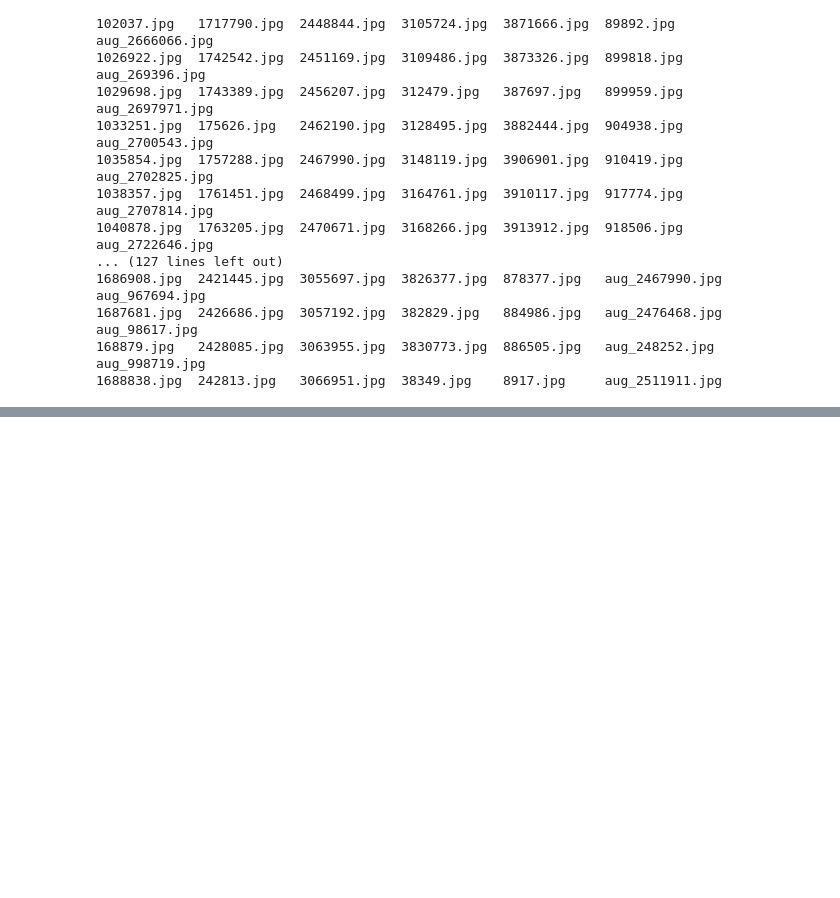
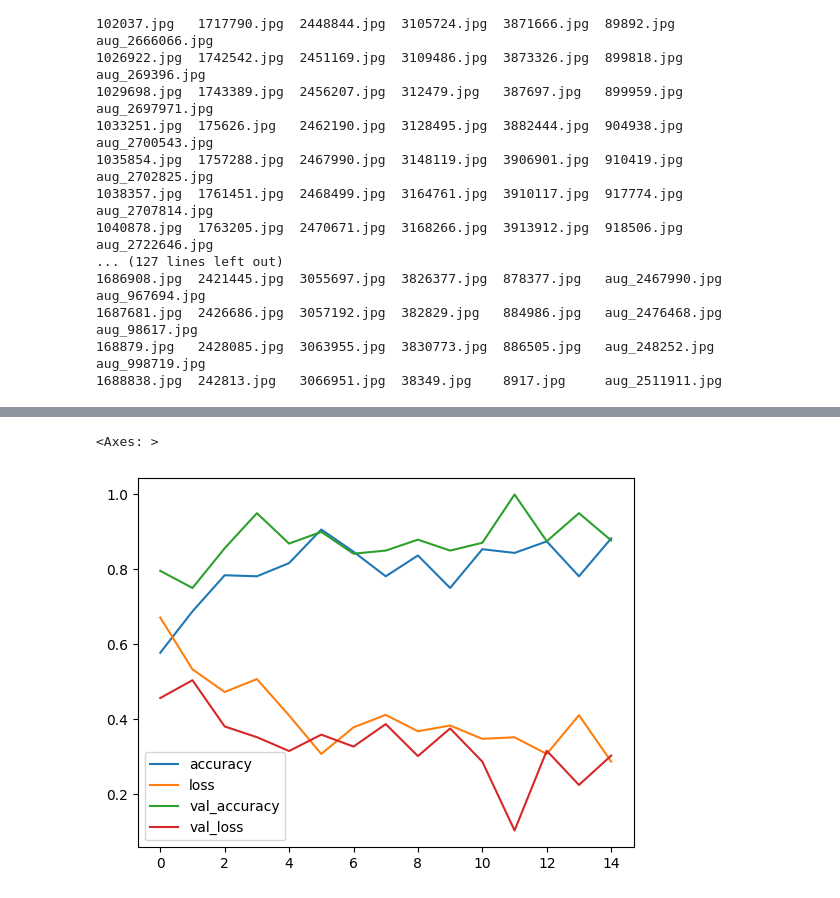
Before and after one commit to divyalaldinani/Deep-Learning-in-TensorFlow, a Jupyter notebook: 03_CNNs_in_tensorflow.ipynb, the cells around one changed output, grey strips where cells are left out. Drawn from its saved outputs; the diff is of its cells as text; code cells hidden in the pictures; blank space fills up the shorter version.

Commit message:
the loss curve O_O

```diff
--- a/03_CNNs_in_tensorflow.ipynb
+++ b/03_CNNs_in_tensorflow.ipynb
@@ -354,10 +362,10 @@ validation_data = validation_datagen.flow_from_directory(test_dir,
 model_1 = tf.keras.Sequential([
     tf.keras.layers.Conv2D(filters=10, kernel_size=3, activation='relu', input_shape=(224, 224, 3)),
     tf.keras.layers.Conv2D(filters=10, kernel_size=3, activation='relu'),
-    tf.keras.layers.MaxPool2D(pool_size=2, padding='valid'),
+    tf.keras.layers.MaxPool2D(pool_size=2, padding='same'),
     tf.keras.layers.Conv2D(filters=10, kernel_size=3, activation='relu'),
     tf.keras.layers.Conv2D(filters=10, kernel_size=3, activation='relu'),
-    tf.keras.layers.MaxPool2D(pool_size=2, padding='valid'),
+    tf.keras.layers.MaxPool2D(pool_size=2, padding='same'),
     tf.keras.layers.Flatten(), #for fully connected layer
     tf.keras.layers.Dense(1, activation='sigmoid')
 ])
@@ -369,10 +377,10 @@ model_1.compile(loss="binary_crossentropy",
 
 # Fit the model
 history_1 = model_1.fit(train_data,
-                        epochs=10,
-                        steps_per_epoch=len(train_data),
+                        epochs=15,
+                        steps_per_epoch=62,
                         validation_data=validation_data,
-                        validation_steps=len(validation_data))
+                        validation_steps=15)
 # %% [output]
 Found 2000 images belonging to 2 classes.
 Found 500 images belonging to 2 classes.
@@ -393,0 +436,6 @@ Epoch 10/10
+# %%
+import pandas as pd
+pd.DataFrame(history_1.history).plot()
+# %% [output]
+<Axes: >
+[figure, added]
```
Also changed, not shown: parts of 4 cells of this notebook.
